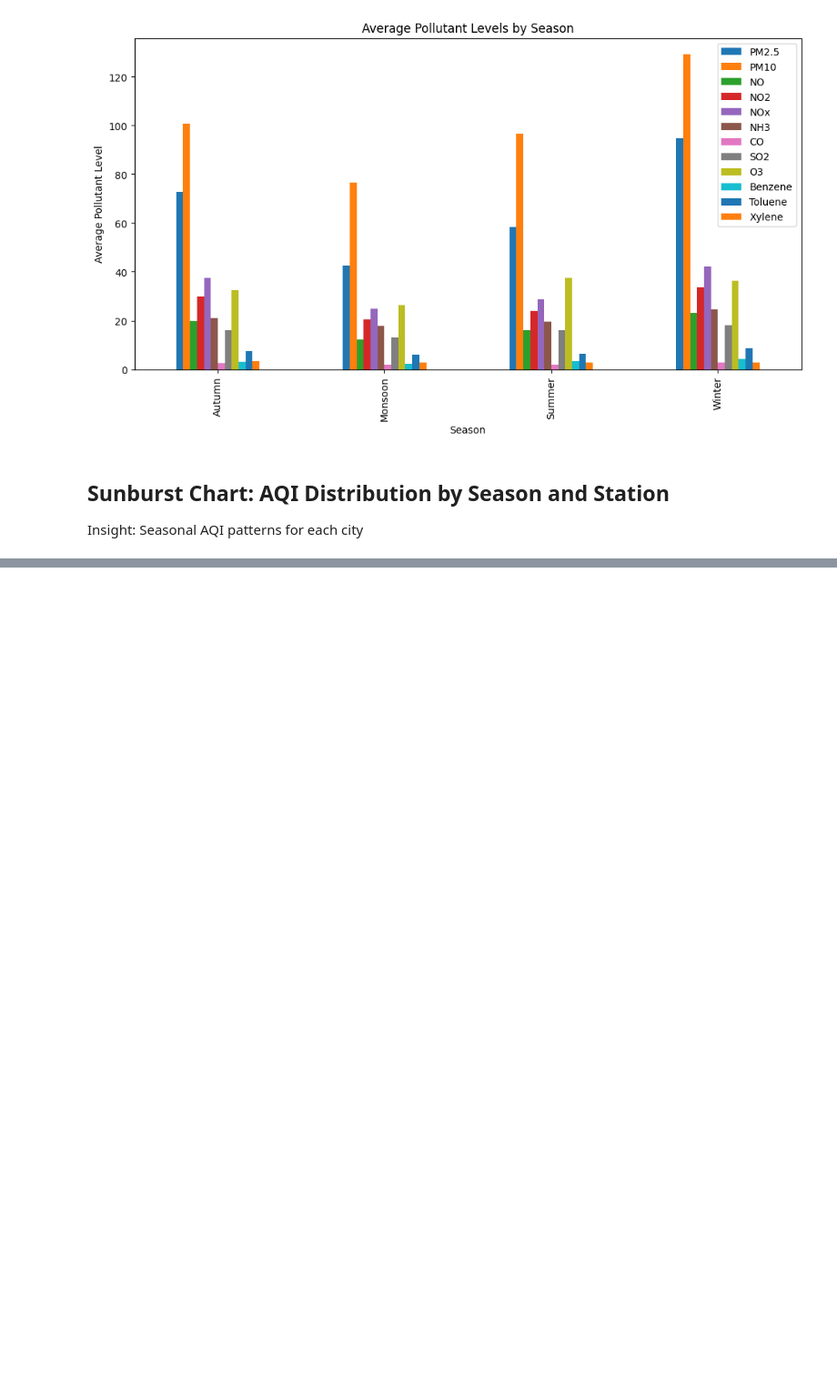
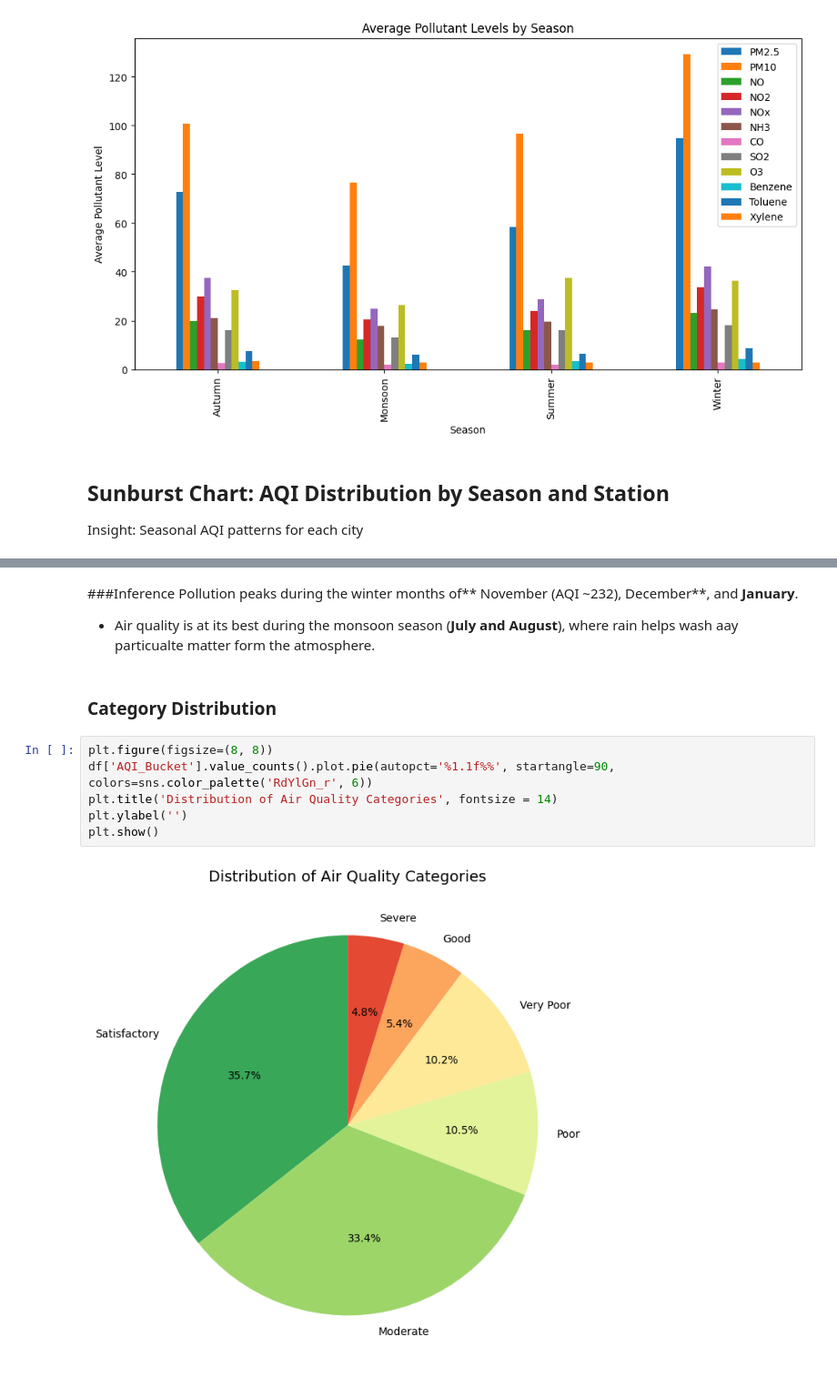
Before and after one commit to dongpradip/AirQuality_project, a Jupyter notebook: AirQualityProject.ipynb, the cells around one changed output, grey strips where cells are left out. Shown at 91% size. Saved outputs shown, nothing was run; the diff lists cells and outputs as text; blank space fills up the shorter version.

```diff
--- a/AirQualityProject.ipynb
+++ b/AirQualityProject.ipynb
@@ -482,0 +488,15 @@ fig.show()
+# %% [markdown]
+###Inference
+Pollution peaks during the winter months of** November (AQI ~232), December**, and **January**.
+
+* Air quality is at its best during the monsoon season (**July and August**), where rain helps wash aay particualte matter form the atmosphere.
+# %% [markdown]
+### Category Distribution
+# %%
+plt.figure(figsize=(8, 8))
+df['AQI_Bucket'].value_counts().plot.pie(autopct='%1.1f%%', startangle=90, colors=sns.color_palette('RdYlGn_r', 6))
+plt.title('Distribution of Air Quality Categories', fontsize = 14)
+plt.ylabel('')
+plt.show()
+# %% [output]
+[figure, added]
```
Also changed, not shown: parts of 30 cells of this notebook.
